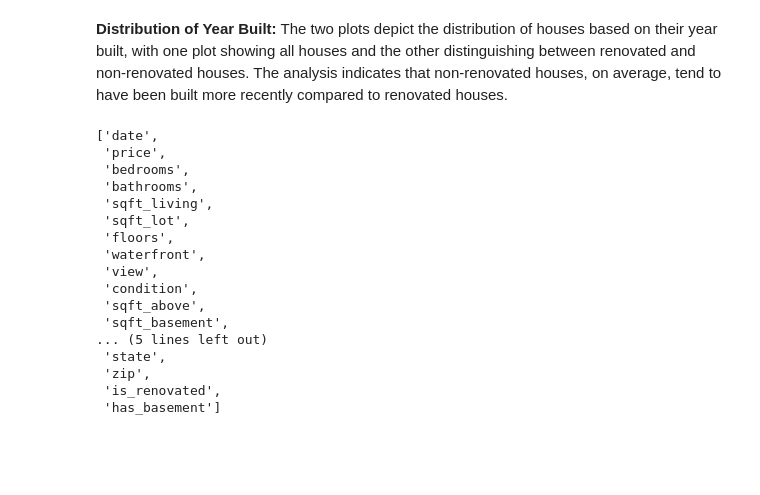
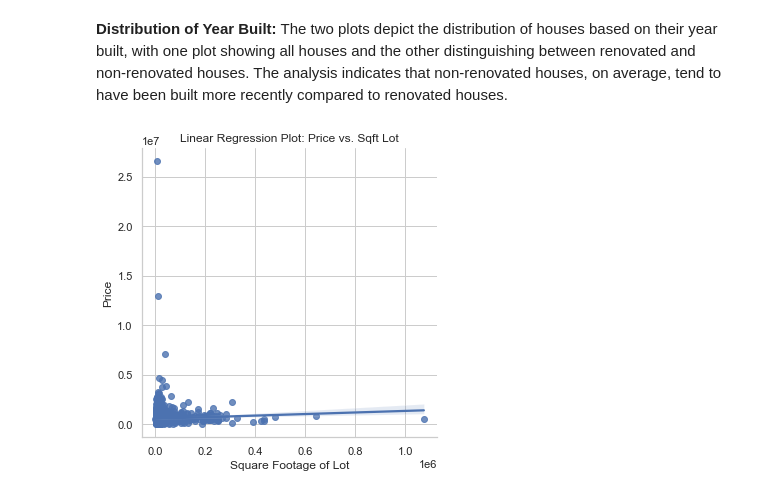
Before and after one commit to arjneal/DataScience, a Jupyter notebook: data_analytics/code_files/housing_data.ipynb, the cells around one changed output. Drawn from its saved outputs; the diff is of its cells as text; code cells hidden in the pictures; blank space fills up the shorter version.

Commit message:
Linear Regression

```diff
--- a/data_analytics/code_files/housing_data.ipynb
+++ b/data_analytics/code_files/housing_data.ipynb
@@ -82,22 +97,21 @@ plt.show()
 # %% [markdown]
 **Distribution of Year Built:** The two plots depict the distribution of houses based on their year built, with one plot showing all houses and the other distinguishing between renovated and non-renovated houses. The analysis indicates that non-renovated houses, on average, tend to have been built more recently compared to renovated houses.
-# %%
-list(df.columns)
-# %% [output]
-['date',
- 'price',
- 'bedrooms',
- 'bathrooms',
- 'sqft_living',
- 'sqft_lot',
- 'floors',
- 'waterfront',
- 'view',
- 'condition',
- 'sqft_above',
- 'sqft_basement',
-... (5 lines left out)
- 'state',
- 'zip',
- 'is_renovated',
- 'has_basement']
+# %%
+import seaborn as sns
+import matplotlib.pyplot as plt
+
+# Assuming 'df' is your DataFrame
+sns.set(style="whitegrid")  # Set the style of the plot
+
+# Create a linear regression plot
+sns.lmplot(x='sqft_lot', y='price', data=df)
+
+# Add labels and title
+plt.xlabel('Square Footage of Lot')
+plt.ylabel('Price')
+plt.title('Linear Regression Plot: Price vs. Sqft Lot')
+
+# Display the plot
+plt.show()
+# %% [output]
+[figure, added]
```
Also changed, not shown: parts of 6 cells of this notebook.
